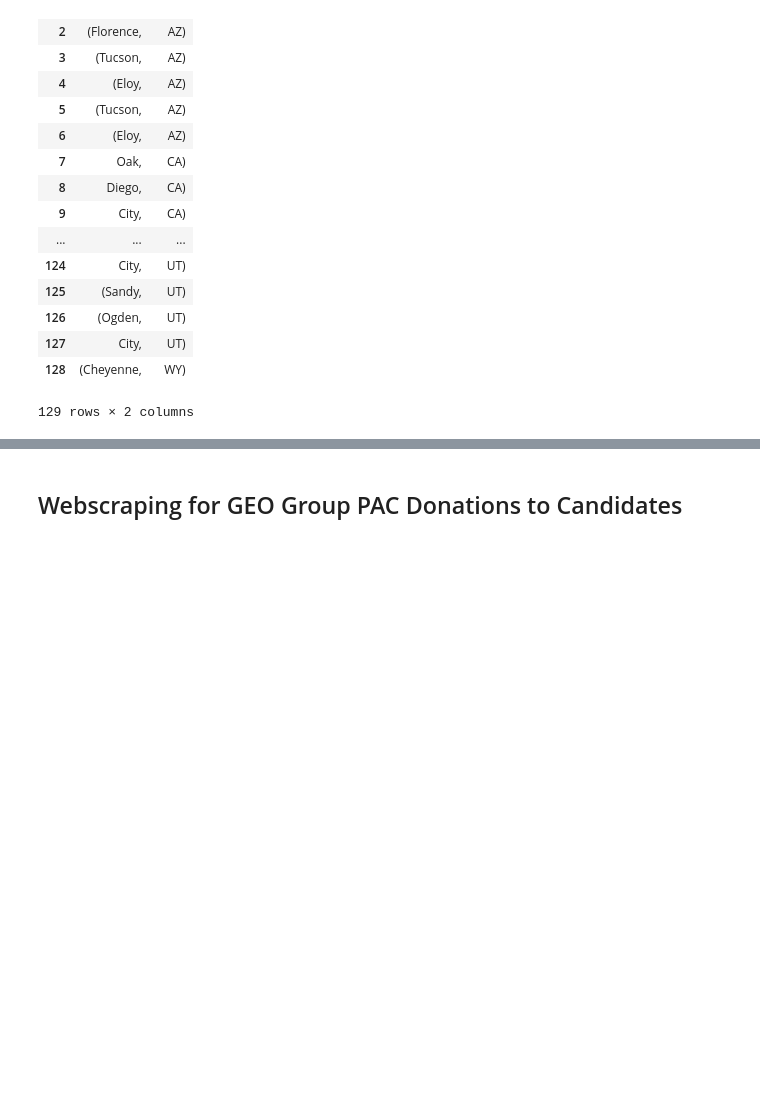
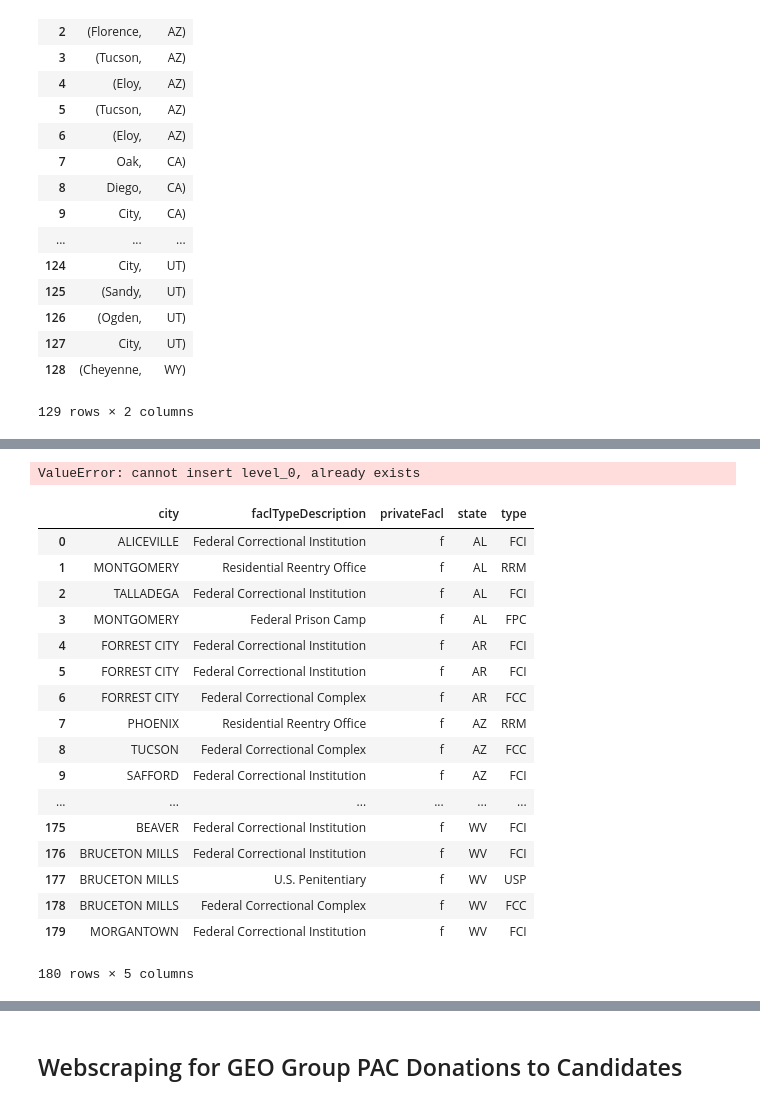
Before and after one commit to EricMa206/Module3Project, a Jupyter notebook: Mod 3 Project.ipynb, the cells around one changed output, grey strips where cells are left out. Drawn from its saved outputs; the diff is of its cells as text; code cells hidden in the pictures; blank space fills up the shorter version.

```diff
--- a/Mod 3 Project.ipynb
+++ b/Mod 3 Project.ipynb
@@ -500,0 +520,36 @@ facility_loc_df
+# %%
+bop_facilities.drop(['address', 'code', 'complexCode', 'contactEmail',
+       'gender', 'hasCamp', 'hasFdc', 'hasFsl',
+       'hasIhp', 'hasSff', 'imageNormal', 'imageSmall', 'latitude',
+       'locationtype', 'longitude', 'name', 'nameDisplay', 'nameTitle',
+       'phoneNumber', 'region', 'securityLevel', 'special',
+       'timeZone', 'url', 'zipCode'], axis = 1, inplace = True)
+# %%
+bop_facilities = bop_facilities.sort_values(by=['state'])
+# %% [output]
+ValueError: cannot insert level_0, already exists
+# %%
+bop_facilities.drop(['level_0'], axis = 1, inplace = True)
+# %%
+bop_facilities.drop(['index'], axis = 1, inplace = True)
+# %%
+bop_facilities
+# %% [output]
+|  | city | faclTypeDescription | privateFacl | state | type |
+| 0 | ALICEVILLE | Federal Correctional Institution | f | AL | FCI |
+| 1 | MONTGOMERY | Residential Reentry Office | f | AL | RRM |
+| 2 | TALLADEGA | Federal Correctional Institution | f | AL | FCI |
+| 3 | MONTGOMERY | Federal Prison Camp | f | AL | FPC |
+| 4 | FORREST CITY | Federal Correctional Institution | f | AR | FCI |
+| 5 | FORREST CITY | Federal Correctional Institution | f | AR | FCI |
+| 6 | FORREST CITY | Federal Correctional Complex | f | AR | FCC |
+| 7 | PHOENIX | Residential Reentry Office | f | AZ | RRM |
+| 8 | TUCSON | Federal Correctional Complex | f | AZ | FCC |
+| 9 | SAFFORD | Federal Correctional Institution | f | AZ | FCI |
+| ... | ... | ... | ... | ... | ... |
+| 175 | BEAVER | Federal Correctional Institution | f | WV | FCI |
+| 176 | BRUCETON MILLS | Federal Correctional Institution | f | WV | FCI |
+| 177 | BRUCETON MILLS | U.S. Penitentiary | f | WV | USP |
+| 178 | BRUCETON MILLS | Federal Correctional Complex | f | WV | FCC |
+| 179 | MORGANTOWN | Federal Correctional Institution | f | WV | FCI |
+180 rows × 5 columns
```
Also changed, not shown: parts of 14 cells of this notebook, 7 other files.
